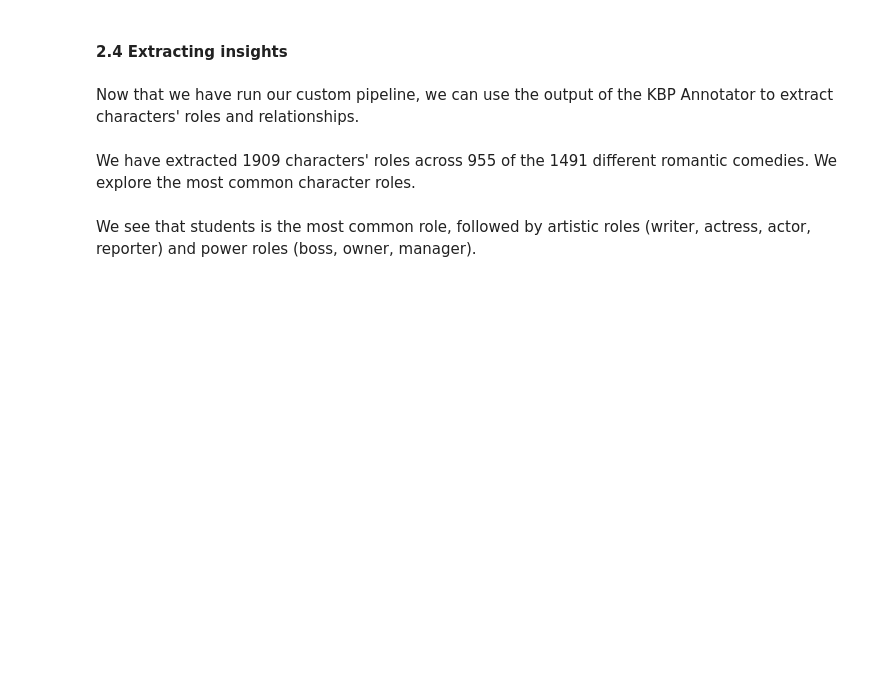
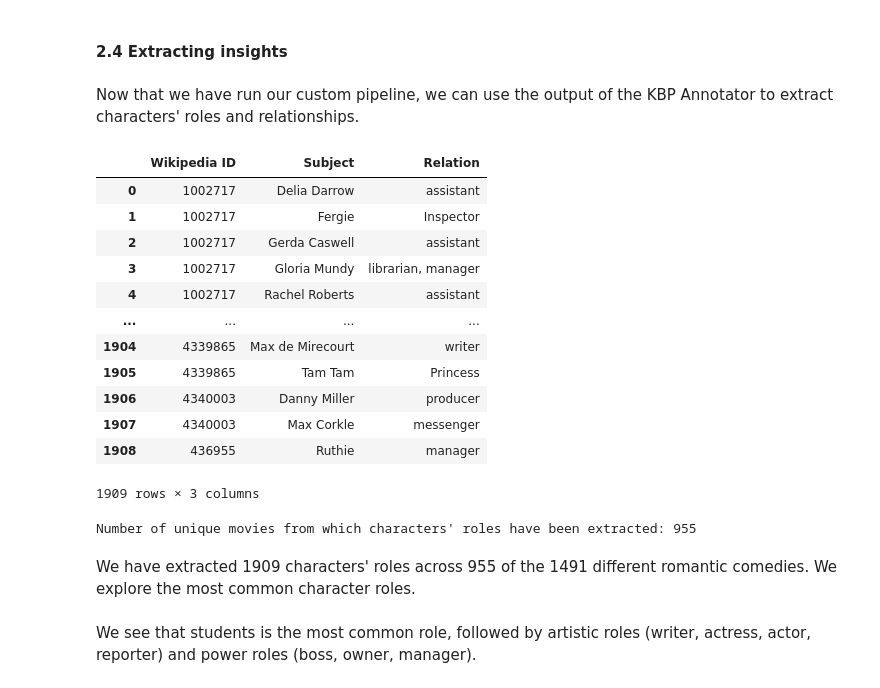
Before and after one commit to epfl-ada/ada-2022-project-toestewbrr, a Jupyter notebook: coreNLP_analysis.ipynb, the cells around one changed output. Saved outputs shown, nothing was run; the diff lists cells and outputs as text; code cells hidden in the pictures; blank space fills up the shorter version.

```diff
--- a/coreNLP_analysis.ipynb
+++ b/coreNLP_analysis.ipynb
@@ -224,8 +224,25 @@ with ZipFile('Romance_Data/RomancePlotsOutputs.zip', 'r') as zipObj:
 Now that we have run our custom pipeline, we can use the output of the KBP Annotator to extract characters' roles and relationships.
 # %%
 title_df = get_relation_df(DIR = 'RomancePlotsOutputs/', relation_type = 'per:title')
+# Have list of attributes for each character
+title_df = title_df.groupby(['Wikipedia ID','Subject'])['Relation'].apply(', '.join).reset_index()
 display(title_df)
-print("Number of unique movies:", len(title_df['Wikipedia ID'].unique()))
+print("Number of unique movies from which characters' roles have been extracted:", len(title_df['Wikipedia ID'].unique()))
+# %% [output]
+|  | Wikipedia ID | Subject | Relation |
+| 0 | 1002717 | Delia Darrow | assistant |
+| 1 | 1002717 | Fergie | Inspector |
+| 2 | 1002717 | Gerda Caswell | assistant |
+| 3 | 1002717 | Gloria Mundy | librarian, manager |
+| 4 | 1002717 | Rachel Roberts | assistant |
+| ... | ... | ... | ... |
+| 1904 | 4339865 | Max de Mirecourt | writer |
+| 1905 | 4339865 | Tam Tam | Princess |
+| 1906 | 4340003 | Danny Miller | producer |
+| 1907 | 4340003 | Max Corkle | messenger |
+| 1908 | 436955 | Ruthie | manager |
+1909 rows × 3 columns
+Number of unique movies from which characters' roles have been extracted: 955
 # %% [markdown]
 We have extracted 1909 characters' roles across 955 of the 1491 different romantic comedies. We explore the most common character roles.
 # %%
```
Also changed, not shown: parts of 21 cells of this notebook, 2 other files.
